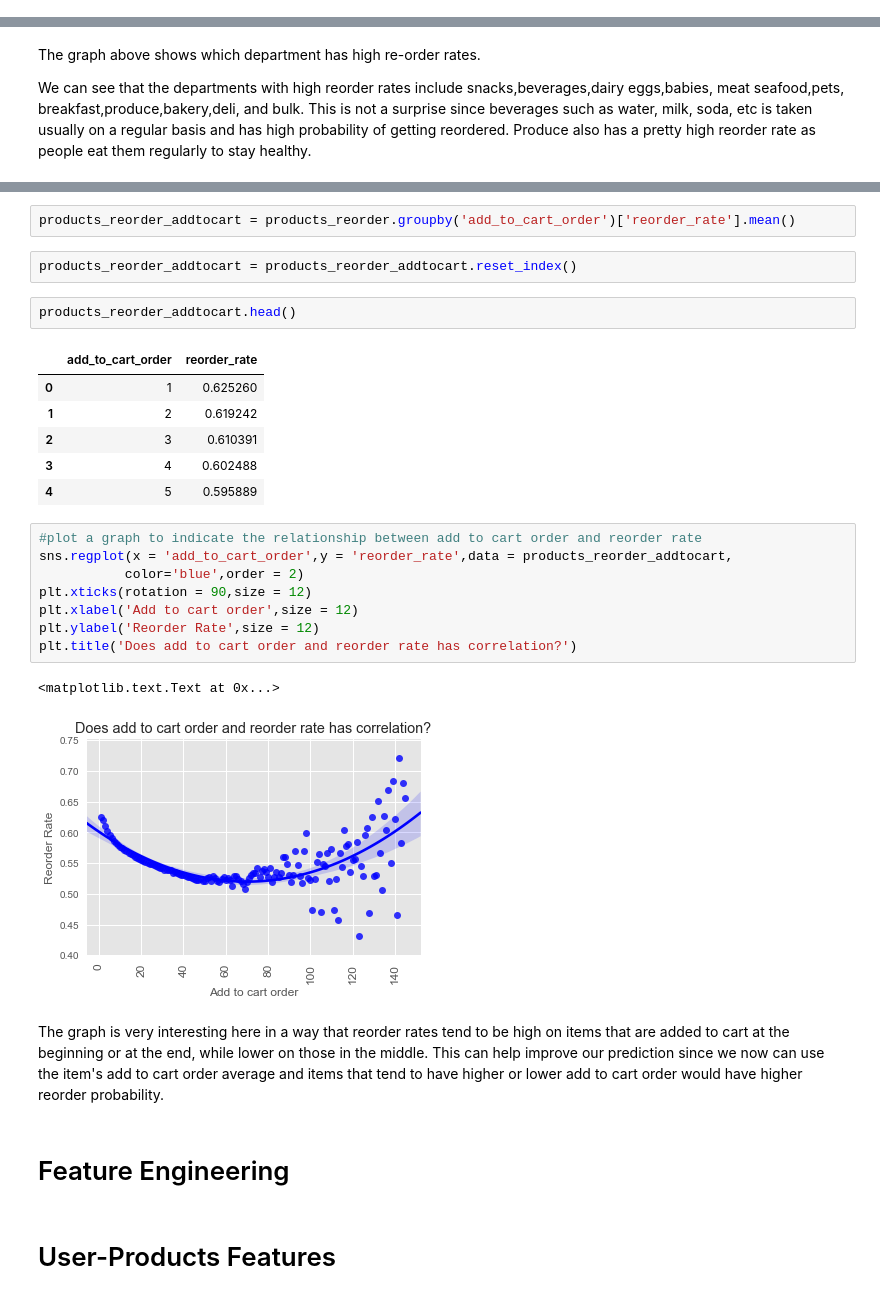
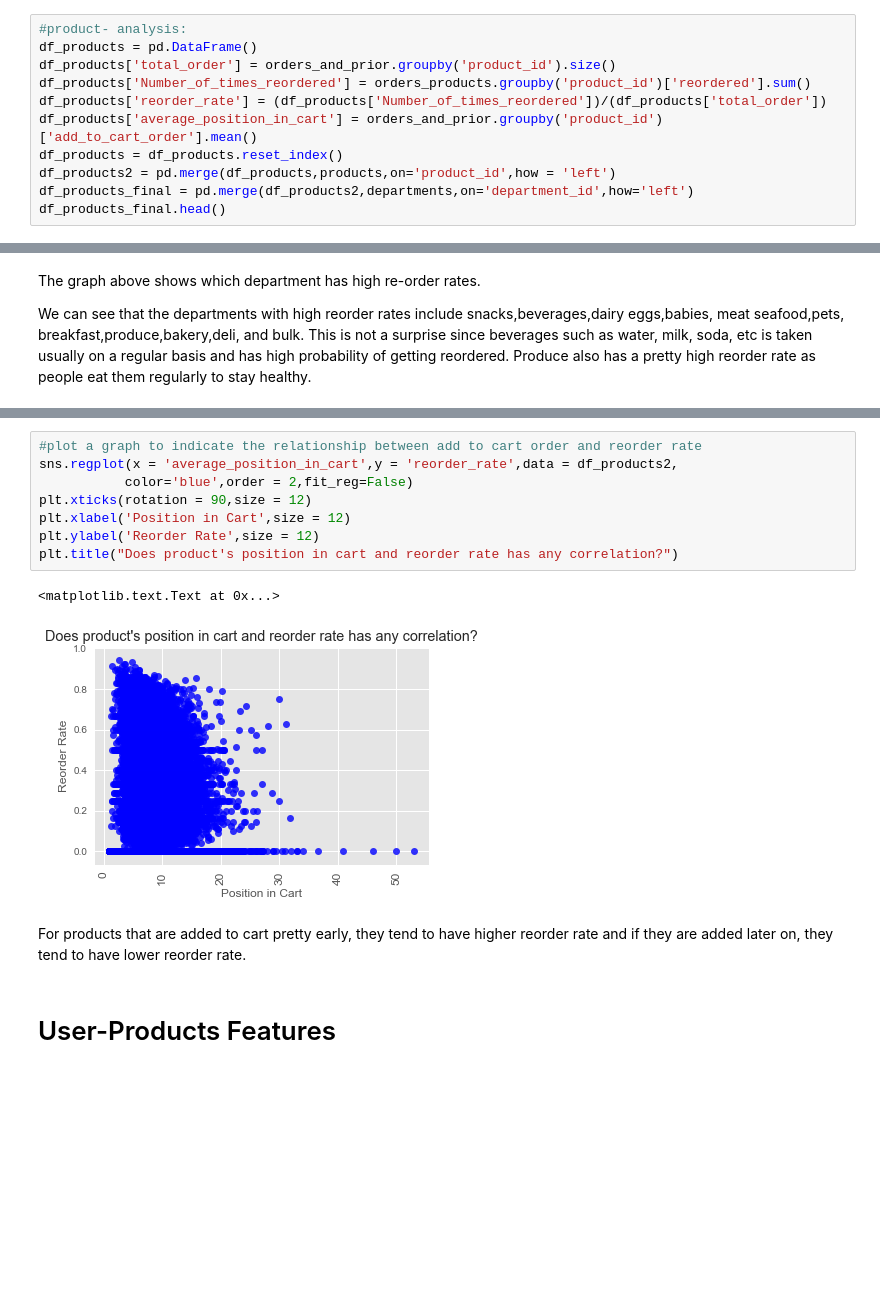
Before and after one commit to nt2462/Capstone1---Instacart, a Jupyter notebook: Instacart project.ipynb, the cells around one changed output, grey strips where cells are left out. Drawn from its saved outputs; the diff is of its cells as text; blank space fills up the shorter version.

```diff
--- a/Instacart project.ipynb
+++ b/Instacart project.ipynb
@@ -840,0 +772,11 @@ df_products_dept.head()
+# %%
+#product- analysis:
+df_products = pd.DataFrame()
+df_products['total_order'] = orders_and_prior.groupby('product_id').size()
+df_products['Number_of_times_reordered'] = orders_products.groupby('product_id')['reordered'].sum()
+df_products['reorder_rate'] = (df_products['Number_of_times_reordered'])/(df_products['total_order'])
+df_products['average_position_in_cart'] = orders_and_prior.groupby('product_id')['add_to_cart_order'].mean()
+df_products = df_products.reset_index()
+df_products2 = pd.merge(df_products,products,on='product_id',how = 'left')
+df_products_final = pd.merge(df_products2,departments,on='department_id',how='left')
+df_products_final.head()
@@ -868,30 +819,15 @@ products_reorder.head(2)
-# %%
-products_reorder_addtocart = products_reorder.groupby('add_to_cart_order')['reorder_rate'].mean()
-# %%
-products_reorder_addtocart = products_reorder_addtocart.reset_index()
-# %%
-products_reorder_addtocart.head()
-# %% [output]
-|  | add_to_cart_order | reorder_rate |
-| 0 | 1 | 0.625260 |
-| 1 | 2 | 0.619242 |
-| 2 | 3 | 0.610391 |
-| 3 | 4 | 0.602488 |
-| 4 | 5 | 0.595889 |
 # %%
 #plot a graph to indicate the relationship between add to cart order and reorder rate
-sns.regplot(x = 'add_to_cart_order',y = 'reorder_rate',data = products_reorder_addtocart,
-           color='blue',order = 2)
+sns.regplot(x = 'average_position_in_cart',y = 'reorder_rate',data = df_products2,
+           color='blue',order = 2,fit_reg=False)
 plt.xticks(rotation = 90,size = 12)
-plt.xlabel('Add to cart order',size = 12)
+plt.xlabel('Position in Cart',size = 12)
 plt.ylabel('Reorder Rate',size = 12)
-plt.title('Does add to cart order and reorder rate has correlation?')
+plt.title("Does product's position in cart and reorder rate has any correlation?")
 # %% [output]
 <matplotlib.text.Text at 0x...>
-[figure, old version]
+[figure, new version]
-# %% [markdown]
-The graph is very interesting here in a way that reorder rates tend to be high on items that are added to cart at the beginning or at the end, while lower on those in the middle. This can help improve our prediction since we now can use the item's add to cart order average and items that tend to have higher or lower add to cart order would have higher reorder probability.
-# %% [markdown]
-# Feature Engineering
+# %% [markdown]
+For products that are added to cart pretty early, they tend to have higher reorder rate and if they are added later on, they tend to have lower reorder rate.
 # %% [markdown]
 # User-Products Features
```
Also changed, not shown: parts of 161 cells of this notebook.
